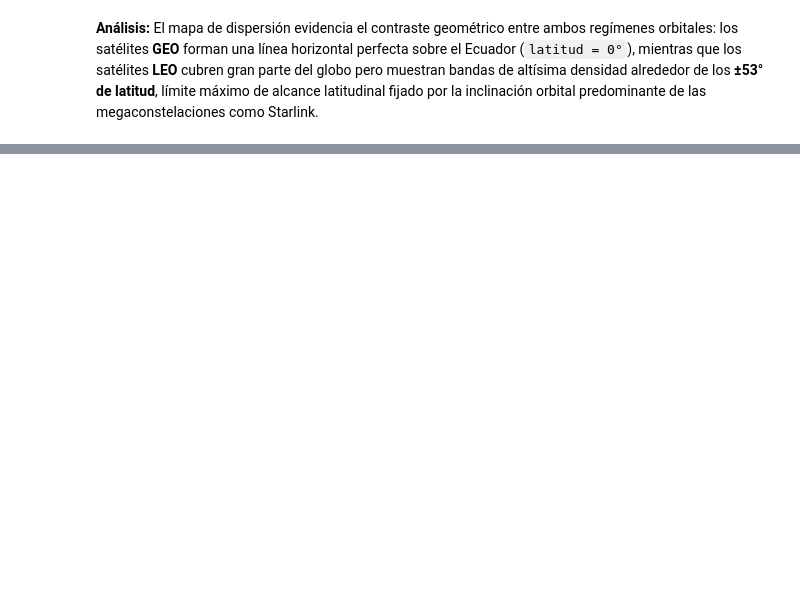
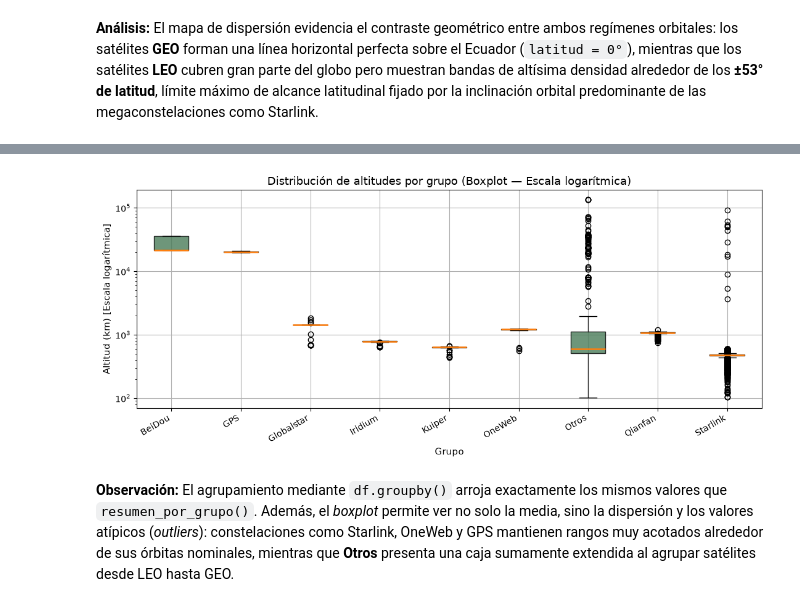
Before and after one commit to VicenteODwyer/SatelitesVO, a Jupyter notebook: informe.ipynb, the cells around one changed output, grey strips where cells are left out. Drawn from its saved outputs; the diff is of its cells as text; code cells hidden in the pictures; blank space fills up the shorter version.

```diff
--- a/informe.ipynb
+++ b/informe.ipynb
@@ -326,0 +426,24 @@ fig10, ax10 = graficar_distribucion_geografica(satelites_activos)
+# %%
+fig_box, ax_box = plt.subplots(figsize=(11, 5))
+df.boxplot(
+    column="altitud_km",
+    by="grupo",
+    ax=ax_box,
+    grid=True,
+    patch_artist=True,
+    boxprops=dict(facecolor="#4a7c59", color="black", alpha=0.8),
+    medianprops=dict(color="#ff7f0e", linewidth=1.8),
+)
+
+ax_box.set_yscale("log")
+ax_box.set_title("Distribución de altitudes por grupo (Boxplot — Escala logarítmica)", fontsize=13)
+plt.suptitle("")
+ax_box.set_xlabel("Grupo", fontsize=11)
+ax_box.set_ylabel("Altitud (km) [Escala logarítmica]", fontsize=11)
+plt.xticks(rotation=30, ha="right")
+plt.tight_layout()
+plt.show()
+# %% [output]
+[figure, added]
+# %% [markdown]
+**Observación:** El agrupamiento mediante `df.groupby()` arroja exactamente los mismos valores que `resumen_por_grupo()`. Además, el *boxplot* permite ver no solo la media, sino la dispersión y los valores atípicos (*outliers*): constelaciones como Starlink, OneWeb y GPS mantienen rangos muy acotados alrededor de sus órbitas nominales, mientras que **Otros** presenta una caja sumamente extendida al agrupar satélites desde LEO hasta GEO.
```
Also changed, not shown: parts of 13 cells of this notebook.
